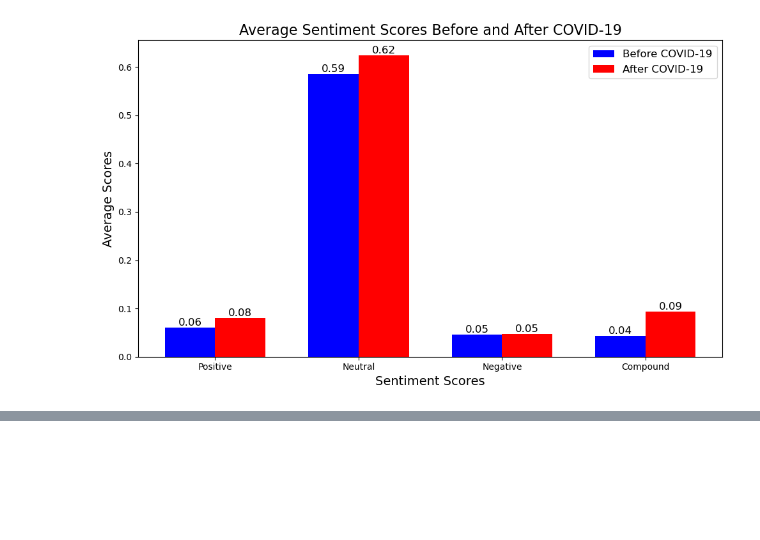
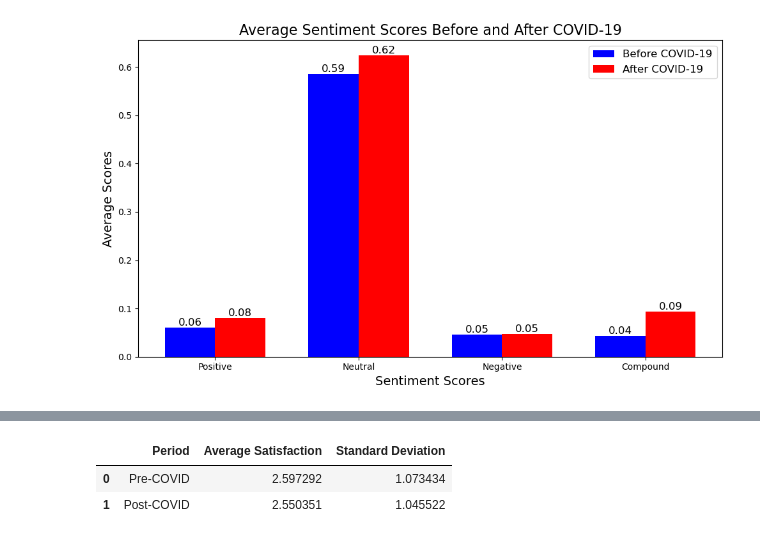
Before and after one commit to orenpk/QSS-20-Final-Project, a Jupyter notebook: code/Topic_modeling.ipynb, the cells around one changed output, grey strips where cells are left out. Saved outputs shown, nothing was run; the diff lists cells and outputs as text; code cells hidden in the pictures; blank space fills up the shorter version.

```diff
--- a/code/Topic_modeling.ipynb
+++ b/code/Topic_modeling.ipynb
@@ -282,0 +354,34 @@ dtype: float64
+# %%
+# Map satisfaction levels to numerical values
+satisfaction_mapping = {
+    'Not satisfied at all': 1,
+    'Somewhat dissatisfied': 2,
+    'Somewhat satisfied': 3,
+    'Very satisfied': 4
+}
+
+# Map the satisfaction levels to numerical values
+pre_covid_satisfaction_numeric = pre_covid_satisfaction.map(satisfaction_mapping)
+post_covid_satisfaction_numeric = post_covid_satisfaction.map(satisfaction_mapping)
+
+# Calculate the mean and standard deviation for pre-COVID
+pre_covid_mean = pre_covid_satisfaction_numeric.mean()
+pre_covid_std = pre_covid_satisfaction_numeric.std()
+
+# Calculate the mean and standard deviation for post-COVID
+post_covid_mean = post_covid_satisfaction_numeric.mean()
+post_covid_std = post_covid_satisfaction_numeric.std()
+
+# Create a DataFrame to display the average satisfaction and standard deviation
+satisfaction_stats = pd.DataFrame({
+    'Period': ['Pre-COVID', 'Post-COVID'],
+    'Average Satisfaction': [pre_covid_mean, post_covid_mean],
+    'Standard Deviation': [pre_covid_std, post_covid_std]
+})
+
+# Display the DataFrame
+satisfaction_stats
+# %% [output]
+|  | Period | Average Satisfaction | Standard Deviation |
+| 0 | Pre-COVID | 2.597292 | 1.073434 |
+| 1 | Post-COVID | 2.550351 | 1.045522 |
```
Also changed, not shown: parts of 2 cells of this notebook, 2 other files.
